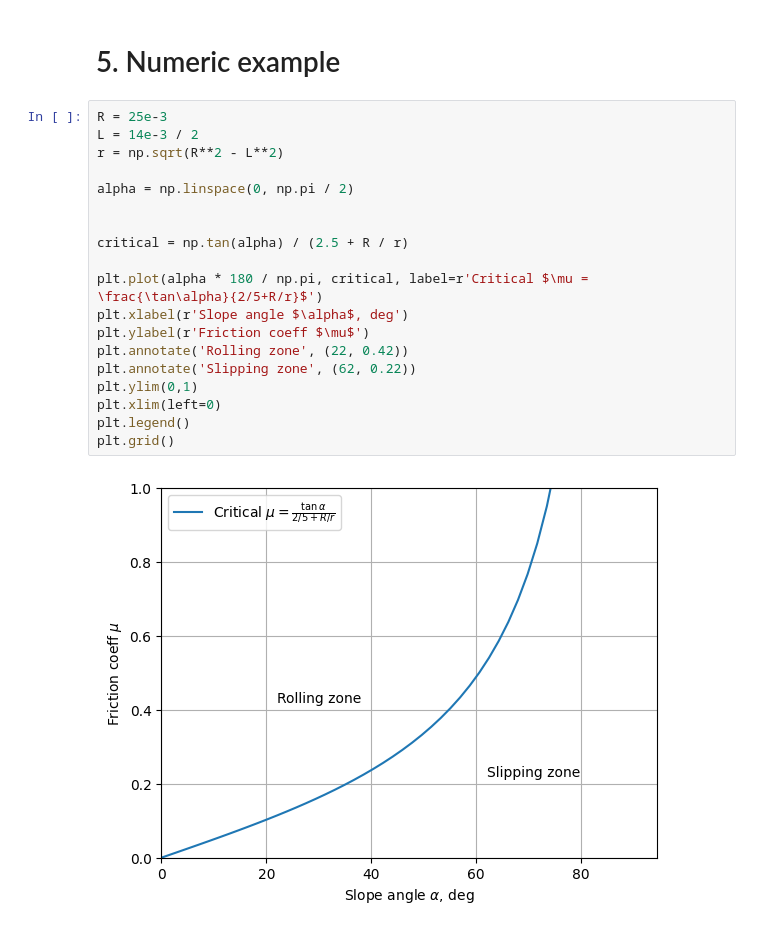
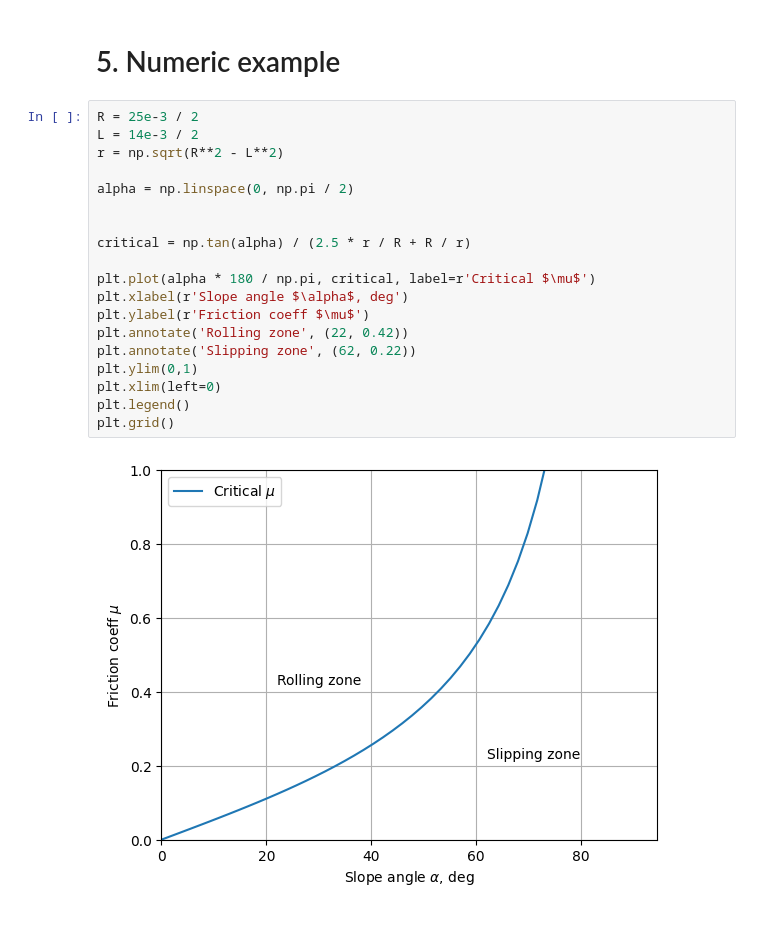
Before and after one commit to evgeny-kolonsky/Lab1m, a Jupyter notebook: ball_rolling_with_slipping/Lab1m_ball_on_slope.ipynb, the cells around one changed output. Saved outputs shown, nothing was run; the diff lists cells and outputs as text.

```diff
--- a/ball_rolling_with_slipping/Lab1m_ball_on_slope.ipynb
+++ b/ball_rolling_with_slipping/Lab1m_ball_on_slope.ipynb
@@ -114,23 +122,23 @@ $$
 # %% [markdown]
 # 5. Numeric example
 # %%
-R = 25e-3
+R = 25e-3 / 2
 L = 14e-3 / 2
 r = np.sqrt(R**2 - L**2)
 
 alpha = np.linspace(0, np.pi / 2)
 
 
-critical = np.tan(alpha) / (2.5 + R / r)
+critical = np.tan(alpha) / (2.5 * r / R + R / r)
 
-plt.plot(alpha * 180 / np.pi, critical, label=r'Critical $\mu = \frac{\tan\alpha}{2/5+R/r}$')
+plt.plot(alpha * 180 / np.pi, critical, label=r'Critical $\mu$')
 plt.xlabel(r'Slope angle $\alpha$, deg')
 plt.ylabel(r'Friction coeff $\mu$')
 plt.annotate('Rolling zone', (22, 0.42))
 plt.annotate('Slipping zone', (62, 0.22))
 plt.ylim(0,1)
 plt.xlim(left=0)
 plt.legend()
 plt.grid()
 # %% [output]
-[figure, old version]
+[figure, new version]
```
Also changed, not shown: parts of 9 cells of this notebook.
